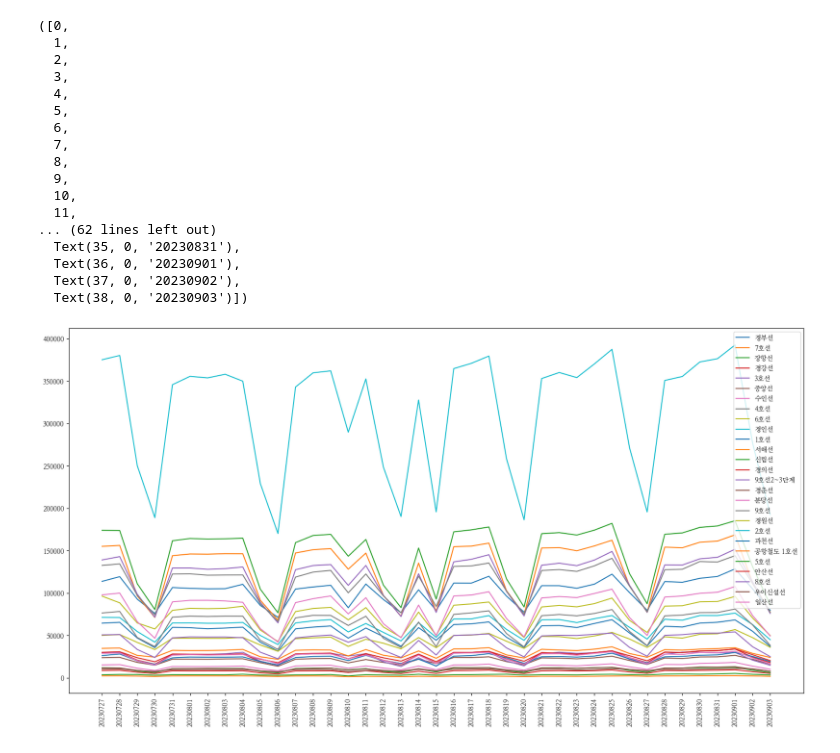
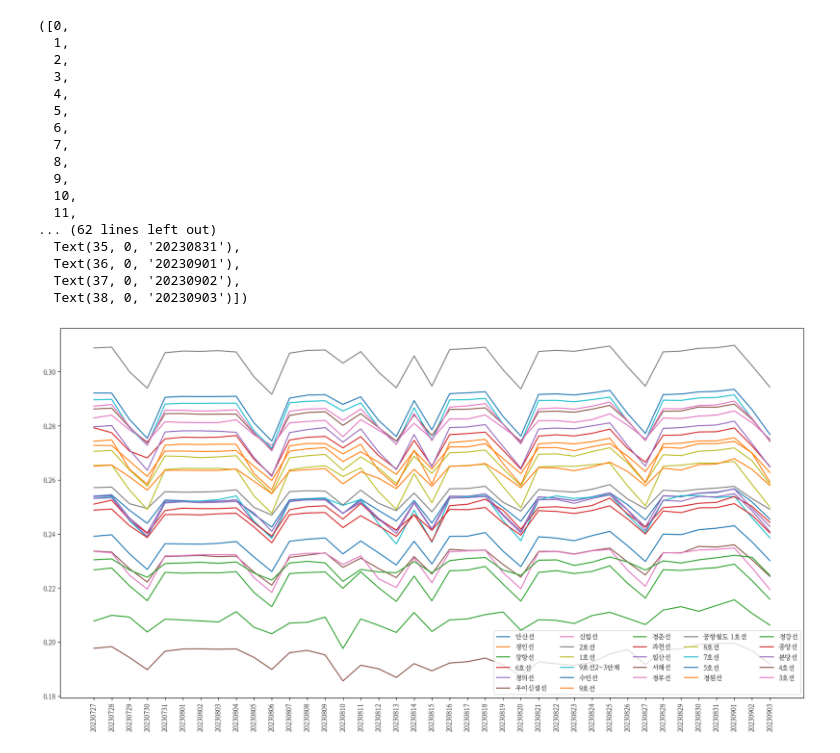
Before and after one commit to EvoDmiK/Doodle-Box, a Jupyter notebook: ipynb/[Doodle] 서울 지하철 데이터를 분석해보자.ipynb, the cells around one changed output. Drawn from its saved outputs; the diff is of its cells as text; code cells hidden in the pictures.

```diff
--- a/ipynb/[Doodle] 서울 지하철 데이터를 분석해보자.ipynb
+++ b/ipynb/[Doodle] 서울 지하철 데이터를 분석해보자.ipynb
@@ -33,32 +33,32 @@ dates      = set(sorted([str(date) for date in df['사용일자']]))
 
 sum_pivots = lambda line, value: pd.pivot_table(df[df['호선명'] == line], index = '사용일자',
                                          columns = '호선명', values = value, aggfunc = 'sum')
-riding_df  = [sum_pivots(line, '승차총승객수') for line in lines]
+riding_df  = [np.log(sum_pivots(line, '승차총승객수')) / np.log(100_000) for line in lines]
 quit_df    = [sum_pivots(line, '하차총승객수') for line in lines]
 # %%
 plt.figure(figsize = (20, 10))
 for riding in riding_df:
     label = riding.columns.to_list()[0]
     plt.plot(sorted(list(dates)), riding.values/4, label = label)
 
-plt.legend()
+plt.legend(ncol = 5)
 plt.xticks(rotation = 90)
 # %% [output]
 ([0,
   1,
   2,
   3,
   4,
   5,
   6,
   7,
   8,
   9,
   10,
   11,
 ... (62 lines left out)
   Text(35, 0, '20230831'),
   Text(36, 0, '20230901'),
   Text(37, 0, '20230902'),
   Text(38, 0, '20230903')])
-[figure, old version]
+[figure, new version]
```
Also changed, not shown: parts of 1 cell of this notebook.
